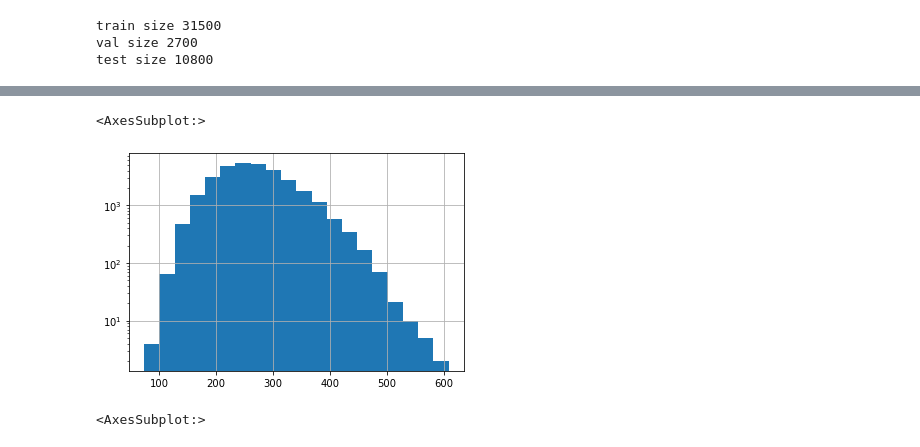
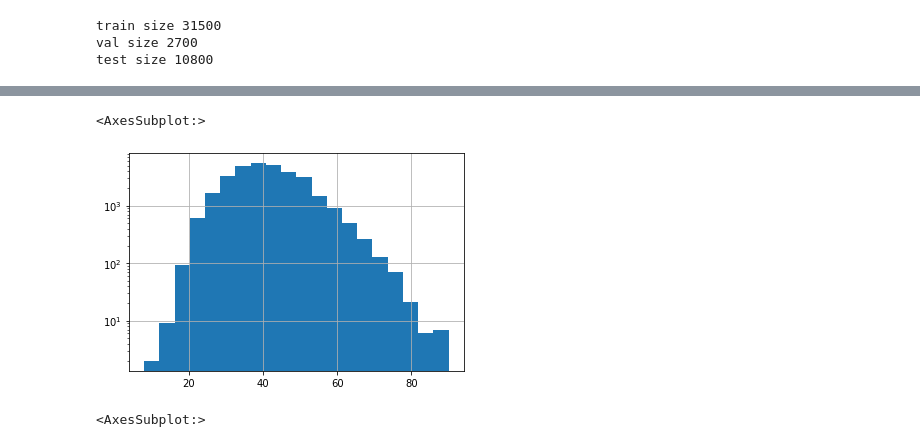
Before and after one commit to TanHaus/ai-blitz-9, a Jupyter notebook: research-paper-classification/exploration.ipynb, the cells around one changed output, grey strips where cells are left out. Saved outputs shown, nothing was run; the diff lists cells and outputs as text; code cells hidden in the pictures.

```diff
--- a/research-paper-classification/exploration.ipynb
+++ b/research-paper-classification/exploration.ipynb
@@ -33,9 +33,9 @@ train_df.sample(10)
 # %%
-text_lengths = train_df["text"].apply(len)
+text_lengths = train_df["text"].apply(lambda x: len(x.split()))
 text_lengths.hist(log=True, bins=20)
 # %% [output]
 <AxesSubplot:>
-[figure, old version]
+[figure, new version]
 # %%
 train_df["label"].value_counts().plot(kind="bar")
 # %% [output]
```
Also changed, not shown: parts of 11 cells of this notebook, 1 other file.
